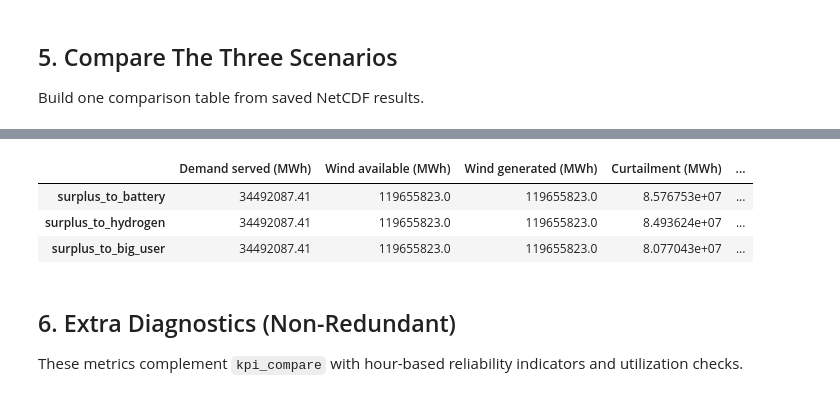
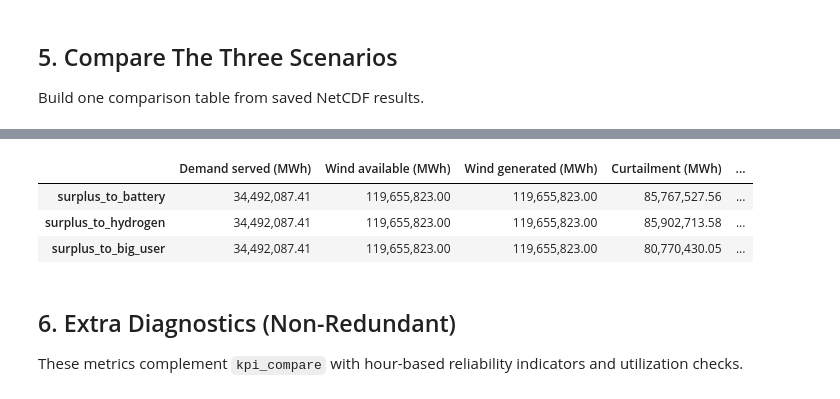
Before and after one commit to Maxxus33/SEN1531_Integrated_Energy_sys, a Jupyter notebook: calliope_integrated/model_starter_toolkit/calliope_model/model_run.ipynb, the cells around one changed output, grey strips where cells are left out. Drawn from its saved outputs; the diff is of its cells as text; code cells hidden in the pictures.

```diff
--- a/calliope_integrated/model_starter_toolkit/calliope_model/model_run.ipynb
+++ b/calliope_integrated/model_starter_toolkit/calliope_model/model_run.ipynb
@@ -312,6 +347,7 @@ else:
 curtailment_rate = (curtailed / wind_avail * 100) if wind_avail > 0 else 0
 sp = m.results.shadow_price_system_balance.sel(nodes="NLD", carriers="power").to_series().dropna()
 price_stats = sp.describe(percentiles=[0.5, 0.95])[["mean", "50%", "95%", "max"]]
+pd.set_option("display.float_format", "{:,.2f}".format)
 
 # Battery-specific KPIs
 battery_charge = m.results.flow_in.sel(techs="battery_storage", carriers="power").sum().item()
@@ -602,7 +638,7 @@ def compute_kpis(nc_path, scenario_type):
         out["Battery round-trip (%)"] = (dis / ch * 100) if ch > 0 else np.nan
     elif scenario_type == "hydrogen":
         el = m.results.flow_in.sel(techs="electrolyser", carriers="power").sum().item()
-        fc = m.results.flow_out.sel(techs="fuel_cell", carriers="power").sum().item()
+        fc = m.results.flow_out.sel(techs="fuel_cell", carriers="power").sum().item() if "fuel_cell" in m.results.coords["techs"].values else 0.0
         out["Electrolyser input (MWh)"] = el
         out["Fuel cell output (MWh)"] = fc
         out["Power-to-power via H2 (%)"] = (fc / el * 100) if el > 0 else np.nan
@@ -653,7 +689,7 @@ kpi_compare
 |  | Demand served (MWh) | Wind available (MWh) | Wind generated (MWh) | Curtailment (MWh) | ... |
-| surplus_to_battery | 34492087.41 | 119655823.0 | 119655823.0 | 8.576753e+07 | ... |
-| surplus_to_hydrogen | 34492087.41 | 119655823.0 | 119655823.0 | 8.493624e+07 | ... |
-| surplus_to_big_user | 34492087.41 | 119655823.0 | 119655823.0 | 8.077043e+07 | ... |
+| surplus_to_battery | 34,492,087.41 | 119,655,823.00 | 119,655,823.00 | 85,767,527.56 | ... |
+| surplus_to_hydrogen | 34,492,087.41 | 119,655,823.00 | 119,655,823.00 | 85,902,713.58 | ... |
+| surplus_to_big_user | 34,492,087.41 | 119,655,823.00 | 119,655,823.00 | 80,770,430.05 | ... |
 # %% [markdown]
 ## 6. Extra Diagnostics (Non-Redundant)
 
```
Also changed, not shown: parts of 31 cells of this notebook, 5 other files.
